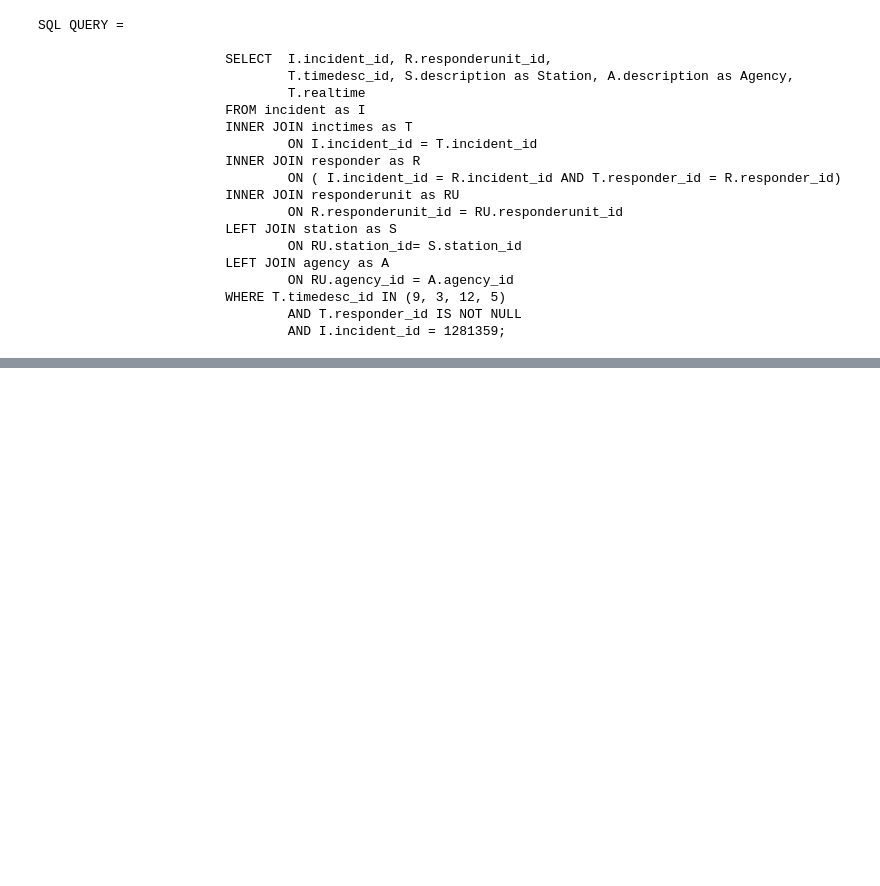
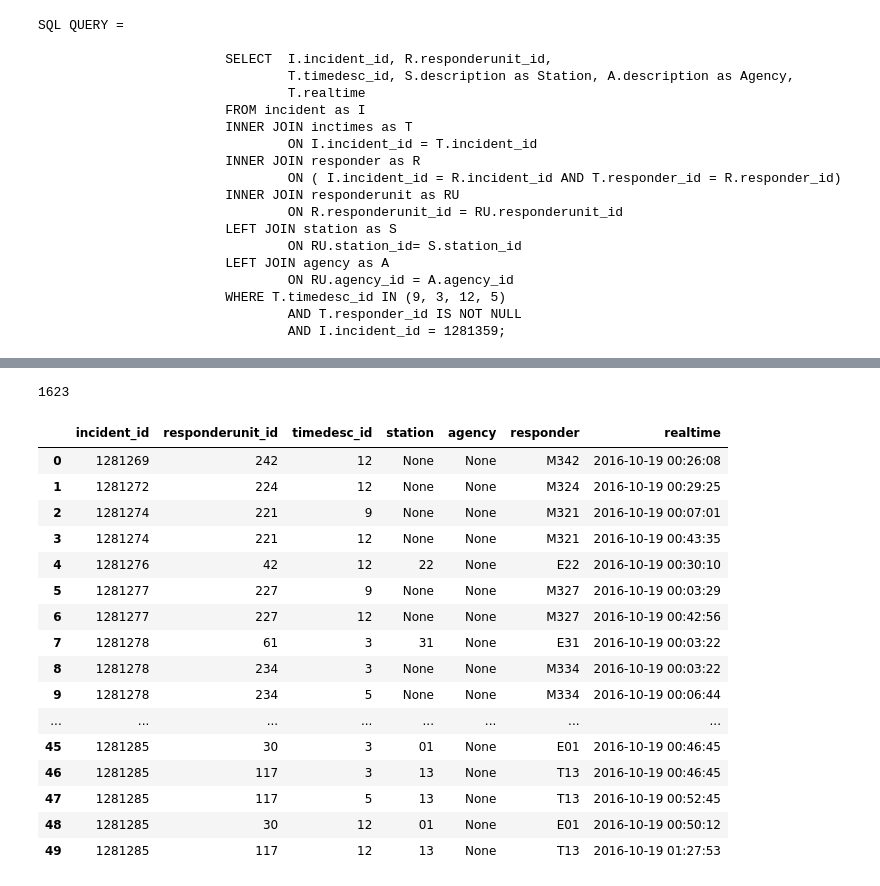
Before and after one commit to hackoregon/emergency-response, a Jupyter notebook: notebooks/bagelshop_firstlook.ipynb, the cells around one changed output, grey strips where cells are left out. Saved outputs shown, nothing was run; the diff lists cells and outputs as text; code cells hidden in the pictures; blank space fills up the shorter version.

```diff
--- a/notebooks/bagelshop_firstlook.ipynb
+++ b/notebooks/bagelshop_firstlook.ipynb
@@ -265,37 +358,3 @@ table2.describe()
-# %%
-## Let's take a look on the other incidents happened in the time window that explosion occured
-def getTimeDataset3(timedesc_dict):
-    RESPONSE_TIME_QUERY='''
-                      SELECT  I.incident_id, R.responderunit_id,
-                                T.timedesc_id, I.fireblock, I.fmarespcomp,
-                                T.realtime
-                        FROM incident as I
-                        INNER JOIN inctimes as T
-                                ON I.incident_id = T.incident_id
-                        INNER JOIN responder as R
-                                ON ( I.incident_id = R.incident_id AND T.responder_id = R.responder_id)
-                        WHERE T.timedesc_id IN ??TIMEDESC_IDS??
-                                AND T.responder_id IS NOT NULL
-
-                                AND T.realtime >= '2016-10-19 09:08:12'
-                                AND T.realtime <  '2016-10-19 11:05:16'
-                                AND I.incident_id != 1281359;
-                        '''
-
-    # add the timedesc_ids that we want to the query
-    timedesc_ids = str(tuple(timedesc_dict.keys())).replace("'", "")
-    RESPONSE_TIME_QUERY = RESPONSE_TIME_QUERY.replace("??TIMEDESC_IDS??", str(timedesc_ids))
-
-    # execute the query: **this takes a pretty long time**
-    df = pgquery(RESPONSE_TIME_QUERY)
-
-    # now reshape the data so that we can do analysis more easily.
-    table = df.pivot_table(index=['incident_id', 'responderunit_id', 'fireblock',
-                                  'fmarespcomp'],
-                   columns='timedesc_id', values='realtime', aggfunc='first')
-    table.rename(columns=timedesc_dict, inplace=True)
-
-    return table
 # %%
 table3 = getTimeDataset3(d)
 # %% [output]
@@ -316,0 +378,24 @@ SQL QUERY =
+# %%
+len(table3)
+# %% [output]
+1623
+# %%
+table3.head(50)
+# %% [output]
+|  | incident_id | responderunit_id | timedesc_id | station | agency | responder | realtime |
+| 0 | 1281269 | 242 | 12 | None | None | M342 | 2016-10-19 00:26:08 |
+| 1 | 1281272 | 224 | 12 | None | None | M324 | 2016-10-19 00:29:25 |
+| 2 | 1281274 | 221 | 9 | None | None | M321 | 2016-10-19 00:07:01 |
+| 3 | 1281274 | 221 | 12 | None | None | M321 | 2016-10-19 00:43:35 |
+| 4 | 1281276 | 42 | 12 | 22 | None | E22 | 2016-10-19 00:30:10 |
+| 5 | 1281277 | 227 | 9 | None | None | M327 | 2016-10-19 00:03:29 |
+| 6 | 1281277 | 227 | 12 | None | None | M327 | 2016-10-19 00:42:56 |
+| 7 | 1281278 | 61 | 3 | 31 | None | E31 | 2016-10-19 00:03:22 |
+| 8 | 1281278 | 234 | 3 | None | None | M334 | 2016-10-19 00:03:22 |
+| 9 | 1281278 | 234 | 5 | None | None | M334 | 2016-10-19 00:06:44 |
+| ... | ... | ... | ... | ... | ... | ... | ... |
+| 45 | 1281285 | 30 | 3 | 01 | None | E01 | 2016-10-19 00:46:45 |
+| 46 | 1281285 | 117 | 3 | 13 | None | T13 | 2016-10-19 00:46:45 |
+| 47 | 1281285 | 117 | 5 | 13 | None | T13 | 2016-10-19 00:52:45 |
+| 48 | 1281285 | 30 | 12 | 01 | None | E01 | 2016-10-19 00:50:12 |
+| 49 | 1281285 | 117 | 12 | 13 | None | T13 | 2016-10-19 01:27:53 |
```
Also changed, not shown: parts of 28 cells of this notebook.
